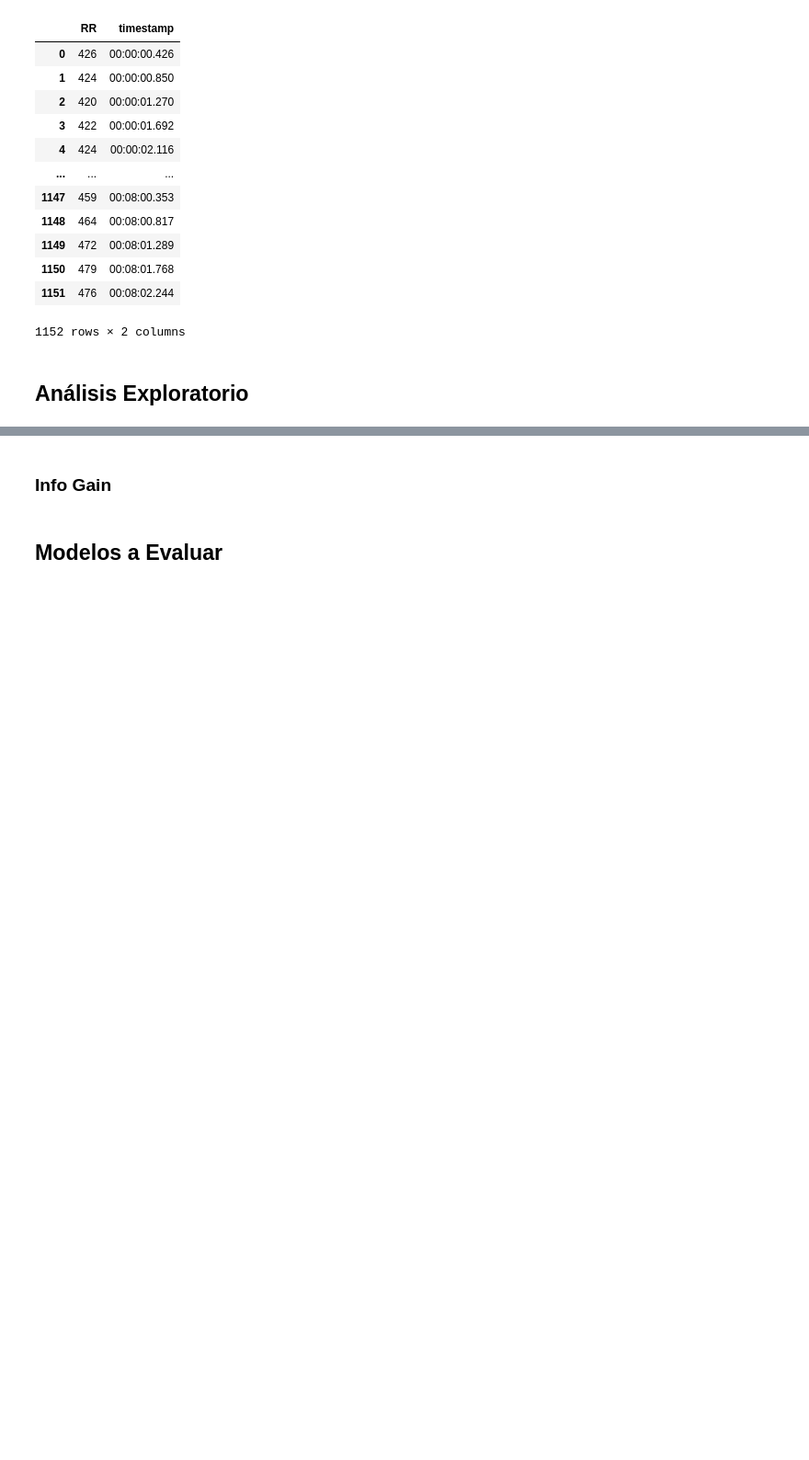
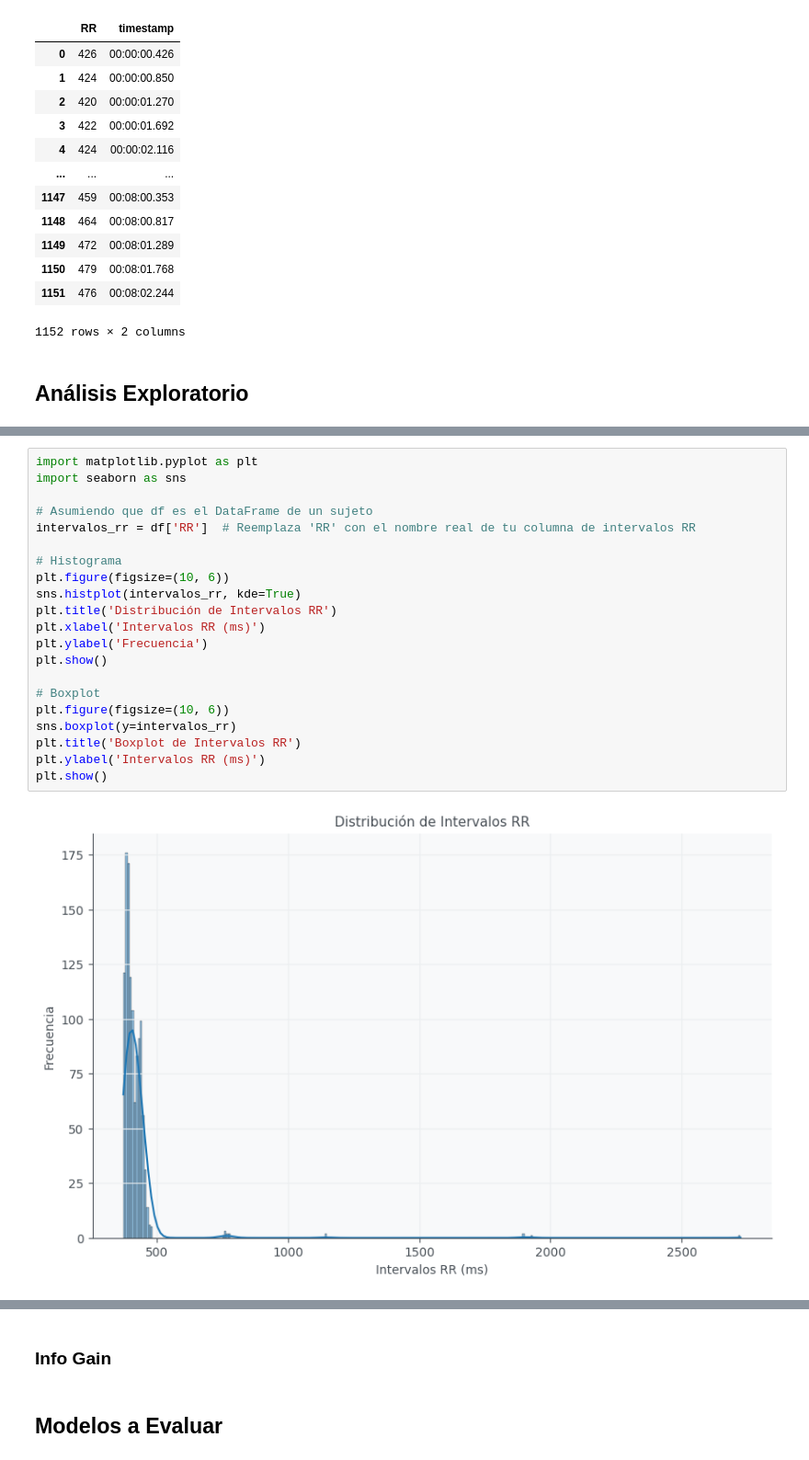
Before and after one commit to Ariana1998/cdsiPractica4, a Jupyter notebook: Notebook.ipynb, the cells around one changed output, grey strips where cells are left out. Shown at 92% size. Cells and saved outputs as stored; diff of their text form; blank space fills up the shorter version.

```diff
--- a/Notebook.ipynb
+++ b/Notebook.ipynb
@@ -104,0 +143,23 @@ df
+# %%
+import matplotlib.pyplot as plt
+import seaborn as sns
+
+# Asumiendo que df es el DataFrame de un sujeto
+intervalos_rr = df['RR']  # Reemplaza 'RR' con el nombre real de tu columna de intervalos RR
+
+# Histograma
+plt.figure(figsize=(10, 6))
+sns.histplot(intervalos_rr, kde=True)
+plt.title('Distribución de Intervalos RR')
+plt.xlabel('Intervalos RR (ms)')
+plt.ylabel('Frecuencia')
+plt.show()
+
+# Boxplot
+plt.figure(figsize=(10, 6))
+sns.boxplot(y=intervalos_rr)
+plt.title('Boxplot de Intervalos RR')
+plt.ylabel('Intervalos RR (ms)')
+plt.show()
+# %% [output]
+[figure, added]
```
Also changed, not shown: parts of 10 cells of this notebook.
